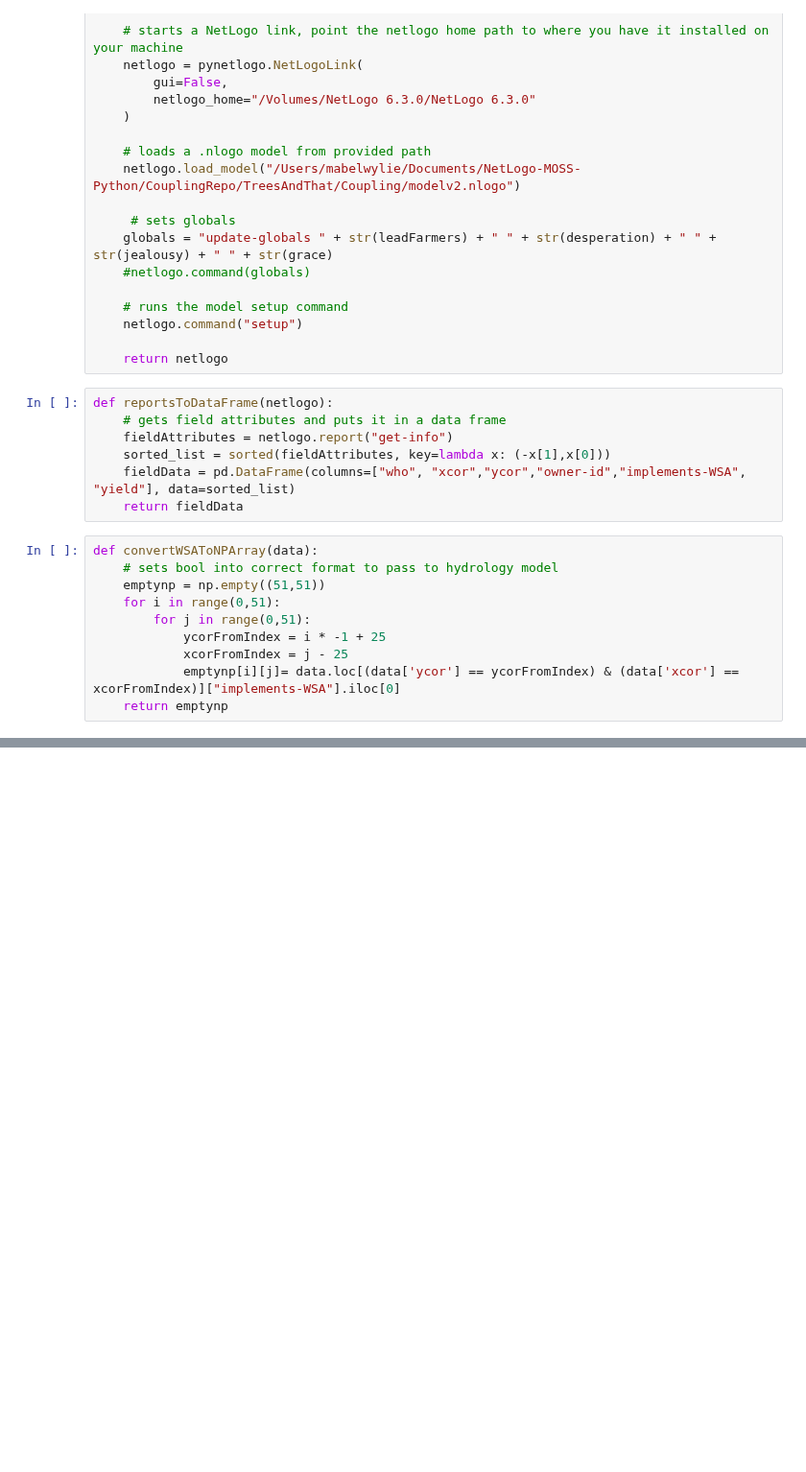
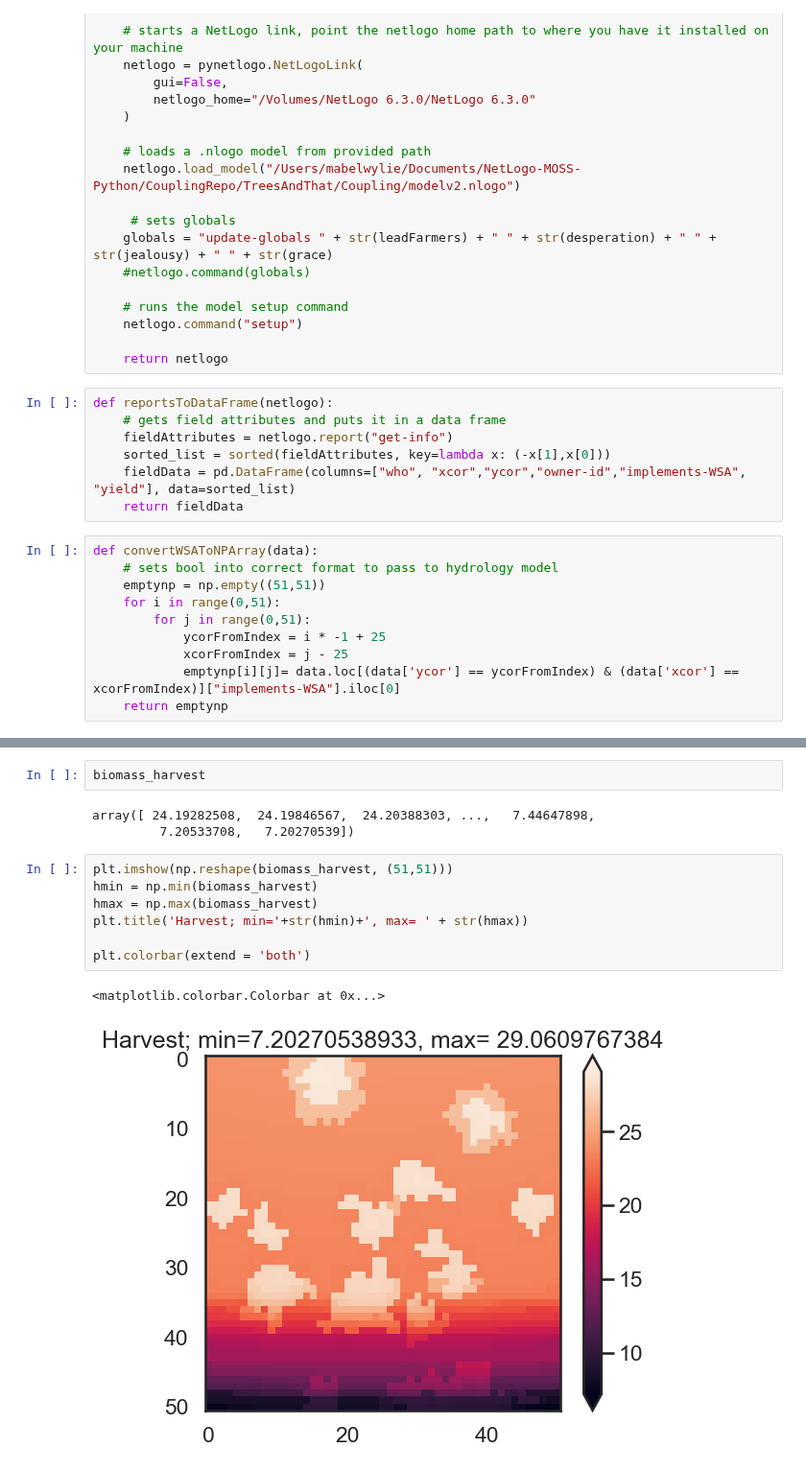
Before and after one commit to WylieMabel/TreesAndThat, a Jupyter notebook: LandLab_experiments/netlogoDriver.ipynb, the cells around one changed output, grey strips where cells are left out. Shown at 96% size. Drawn from its saved outputs; the diff is of its cells as text; blank space fills up the shorter version.

```diff
--- a/LandLab_experiments/netlogoDriver.ipynb
+++ b/LandLab_experiments/netlogoDriver.ipynb
@@ -173 +193,16 @@ PFT:  [0 0 0 ..., 0 0 0]
+# %%
+biomass_harvest
+# %% [output]
+array([ 24.19282508,  24.19846567,  24.20388303, ...,   7.44647898,
+         7.20533708,   7.20270539])
+# %%
+plt.imshow(np.reshape(biomass_harvest, (51,51)))
+hmin = np.min(biomass_harvest)
+hmax = np.max(biomass_harvest)
+plt.title('Harvest; min='+str(hmin)+', max= ' + str(hmax))
+
+plt.colorbar(extend = 'both')
+# %% [output]
+<matplotlib.colorbar.Colorbar at 0x...>
+[figure, added]
 # %%
```
Also changed, not shown: parts of 8 cells of this notebook, 3 other files.
